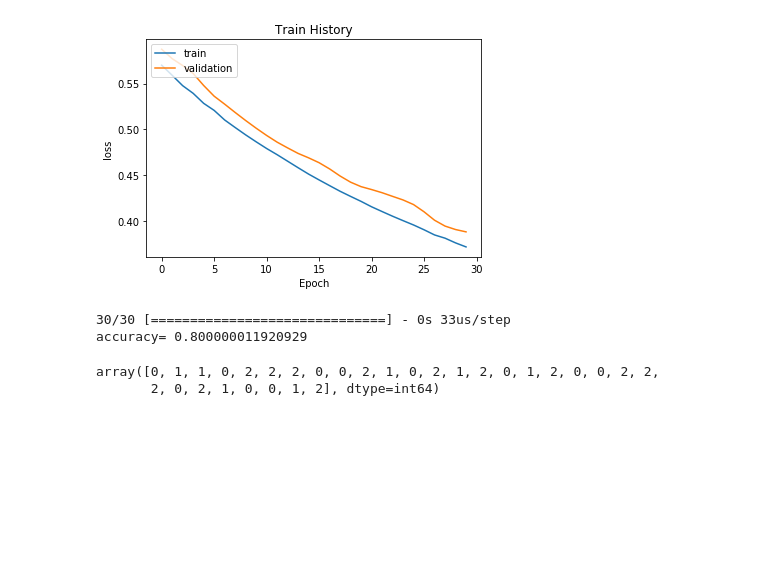
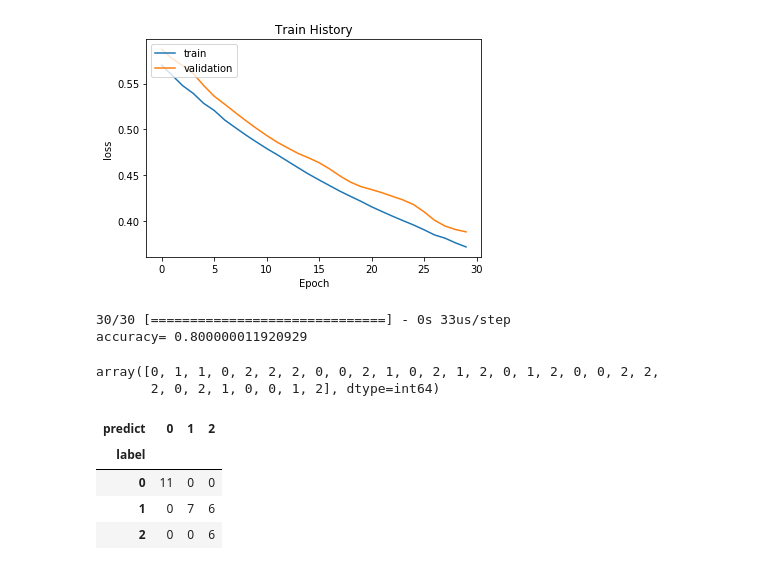
Before and after one commit to 3A532092/DL_HW05, a Jupyter notebook: DL_HW05.ipynb, the cells around one changed output. Cells and saved outputs as stored; diff of their text form; code cells hidden in the pictures; blank space fills up the shorter version.

Commit message:
混淆矩陣

```diff
--- a/DL_HW05.ipynb
+++ b/DL_HW05.ipynb
@@ -206,3 +206,13 @@ prediction
 # %% [output]
 array([0, 1, 1, 0, 2, 2, 2, 0, 0, 2, 1, 0, 2, 1, 2, 0, 1, 2, 0, 0, 2, 2,
        2, 0, 2, 1, 0, 0, 1, 2], dtype=int64)
+# %%
+#混淆矩陣
+pd.crosstab(y_test, prediction,
+            rownames=['label'],colnames=['predict'])
+# %% [output]
+| predict | 0 | 1 | 2 |
+| label |  |  |  |
+| 0 | 11 | 0 | 0 |
+| 1 | 0 | 7 | 6 |
+| 2 | 0 | 0 | 6 |
```
